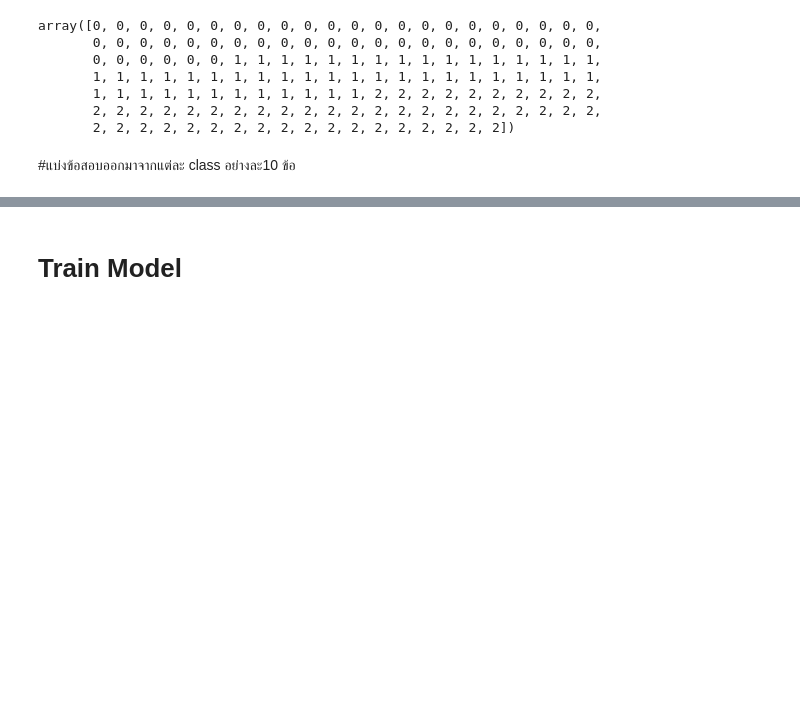
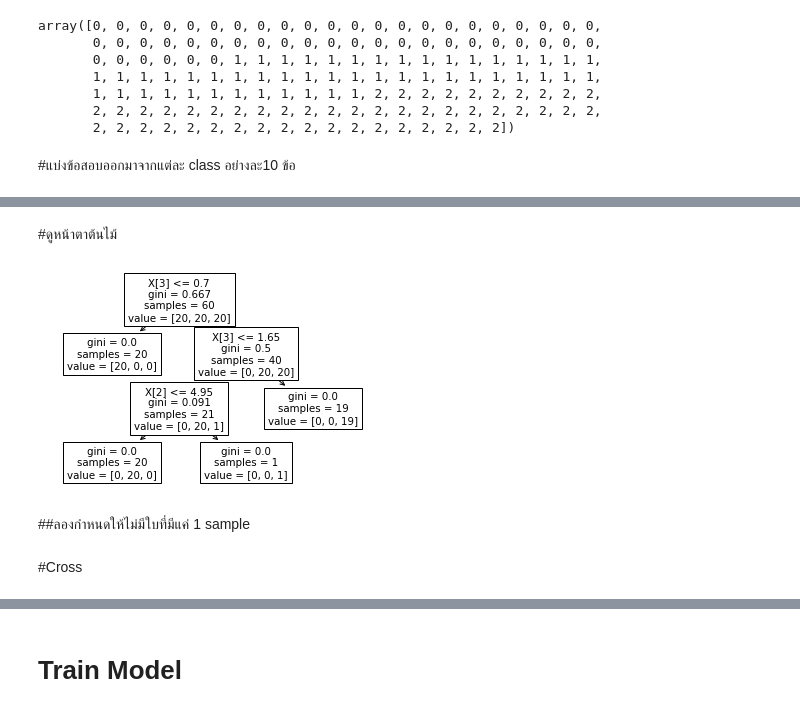
Before and after one commit to 1234567890qqqqqq/bsc_dpdm22, a Jupyter notebook: Classification_(Decision_Tree).ipynb, the cells around one changed output, grey strips where cells are left out. Drawn from its saved outputs; the diff is of its cells as text; code cells hidden in the pictures; blank space fills up the shorter version.

Commit message:
Decision_Tree2

```diff
--- a/Classification_(Decision_Tree).ipynb
+++ b/Classification_(Decision_Tree).ipynb
@@ -102,0 +91,3 @@ array([[5.1, 3.5, 1.4, 0.2],
+# %%
+X_train = np.concatenate([X_train_0,X_train_1,X_train_2])
+X_train.shape
@@ -103,4 +117,4 @@ array([[5.1, 3.5, 1.4, 0.2],
 # %%
-y_train = np.concatenate([np.reres(40,1)]), np.reres([])
-y_train
+y_train = np.concatenate([np.zeros([20,1]),np.ones([20,1]),2*np.ones([20,1])])
+y_train.shape
 # %% [output]
@@ -107,0 +128,2 @@ y_train
+# %%
+clf = DecisionTreeClassifier(random_state=6)
@@ -107,0 +132,2 @@ y_train
+# %%
+clf.fit(X_train,y_train)
@@ -107,0 +154,2 @@ y_train
+# %% [markdown]
+#ดูหน้าตาต้นไม้
@@ -107,0 +158,8 @@ y_train
+# %%
+plot_tree(clf);
+# %% [output]
+[figure, added]
+# %% [markdown]
+##ลองกำหนดให้ไม่มีใบที่มีแค่ 1 sample
+# %% [markdown]
+#Cross
```
Also changed, not shown: parts of 27 cells of this notebook.
